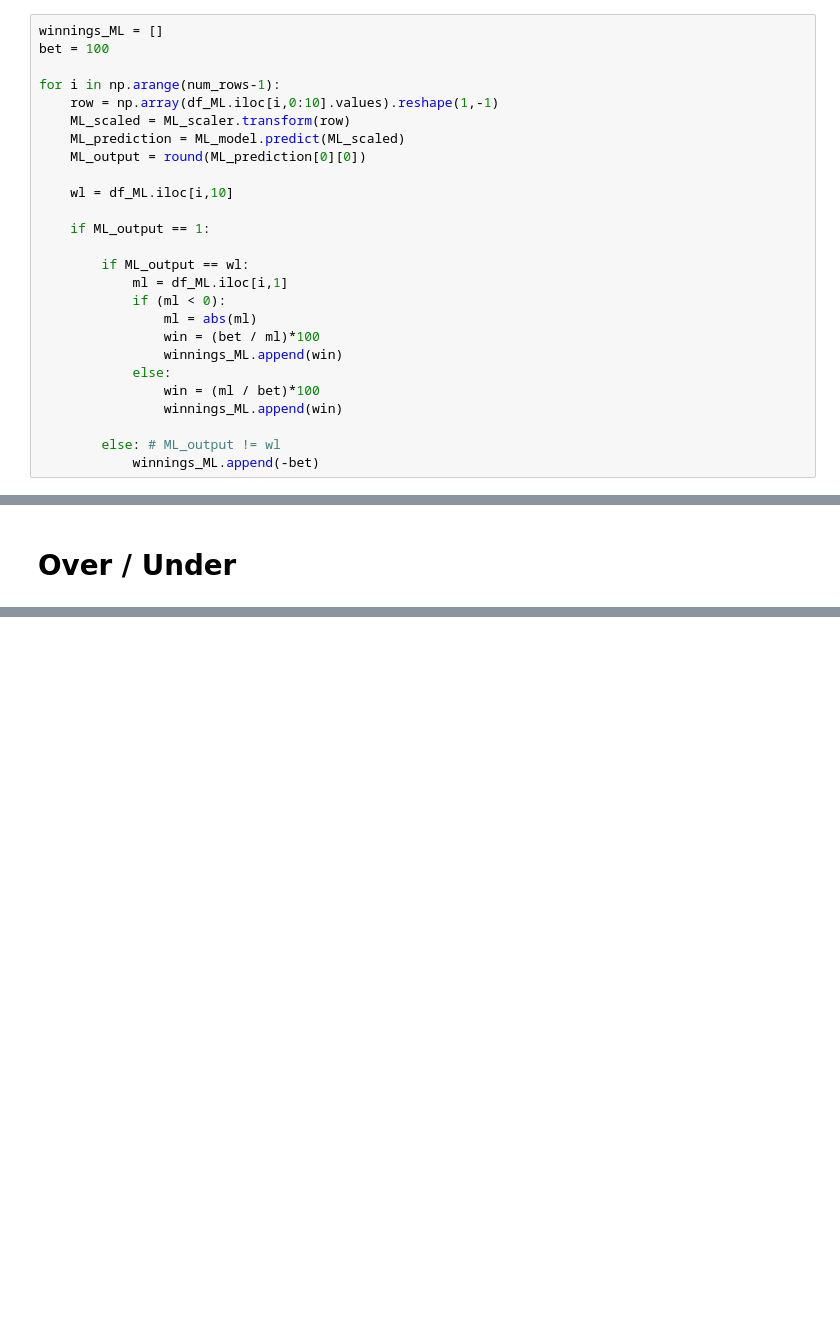
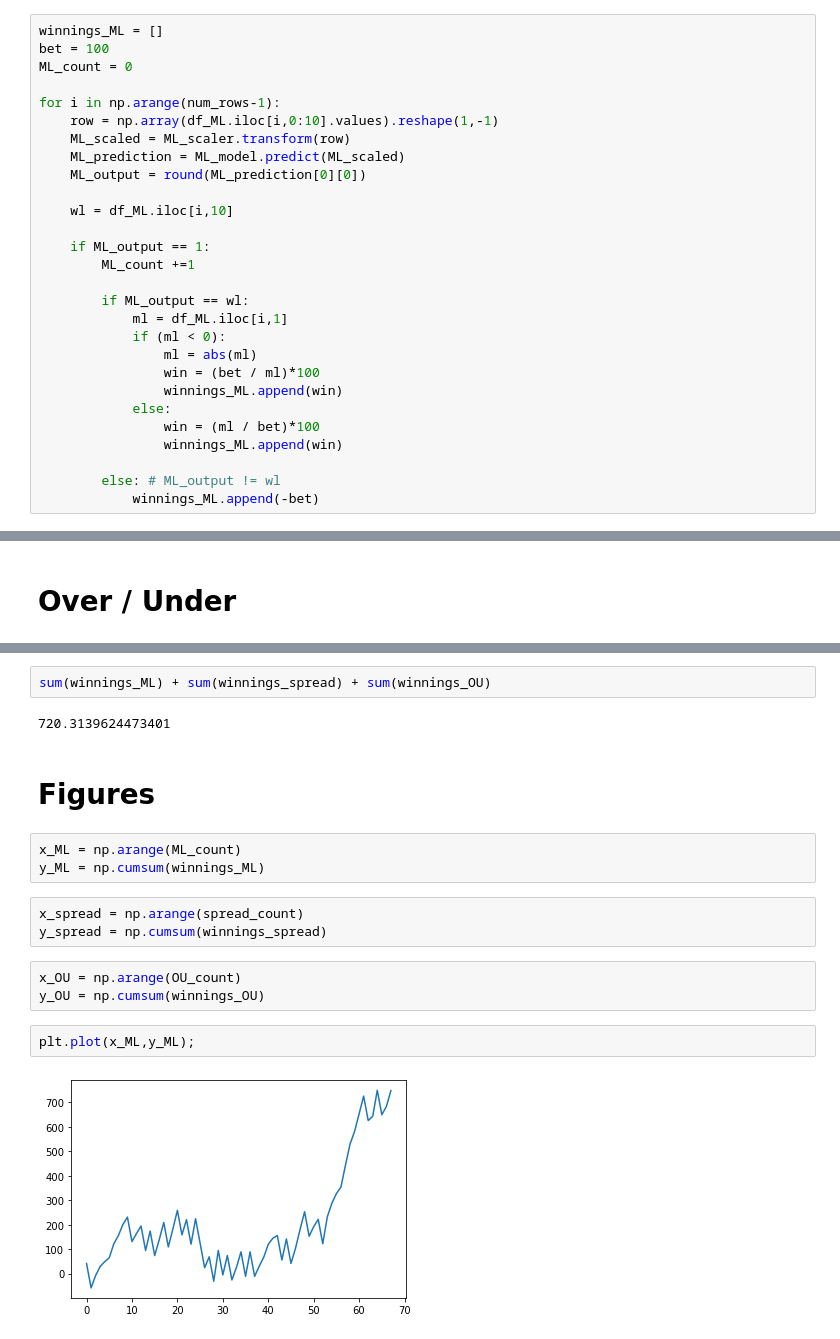
Before and after one commit to GogateVarun/NBA-Game-Predictor, a Jupyter notebook: Machine Learning/Playoffs_Predictions.ipynb, the cells around one changed output, grey strips where cells are left out. Cells and saved outputs as stored; diff of their text form; blank space fills up the shorter version.

```diff
--- a/Machine Learning/Playoffs_Predictions.ipynb
+++ b/Machine Learning/Playoffs_Predictions.ipynb
@@ -123,6 +123,7 @@ df_ML
 # %%
 winnings_ML = []
 bet = 100
+ML_count = 0
 
 for i in np.arange(num_rows-1):
     row = np.array(df_ML.iloc[i,0:10].values).reshape(1,-1)
@@ -133,6 +134,7 @@ for i in np.arange(num_rows-1):
     wl = df_ML.iloc[i,10]
 
     if ML_output == 1:
+        ML_count +=1
 
         if ML_output == wl:
             ml = df_ML.iloc[i,1]
@@ -262,0 +269,19 @@ sum(winnings_OU)
+# %%
+sum(winnings_ML) + sum(winnings_spread) + sum(winnings_OU)
+# %% [output]
+720.3139624473401
+# %% [markdown]
+# Figures
+# %%
+x_ML = np.arange(ML_count)
+y_ML = np.cumsum(winnings_ML)
+# %%
+x_spread = np.arange(spread_count)
+y_spread = np.cumsum(winnings_spread)
+# %%
+x_OU = np.arange(OU_count)
+y_OU = np.cumsum(winnings_OU)
+# %%
+plt.plot(x_ML,y_ML);
+# %% [output]
+[figure, added]
```
Also changed, not shown: parts of 34 cells of this notebook, 7 other files.
